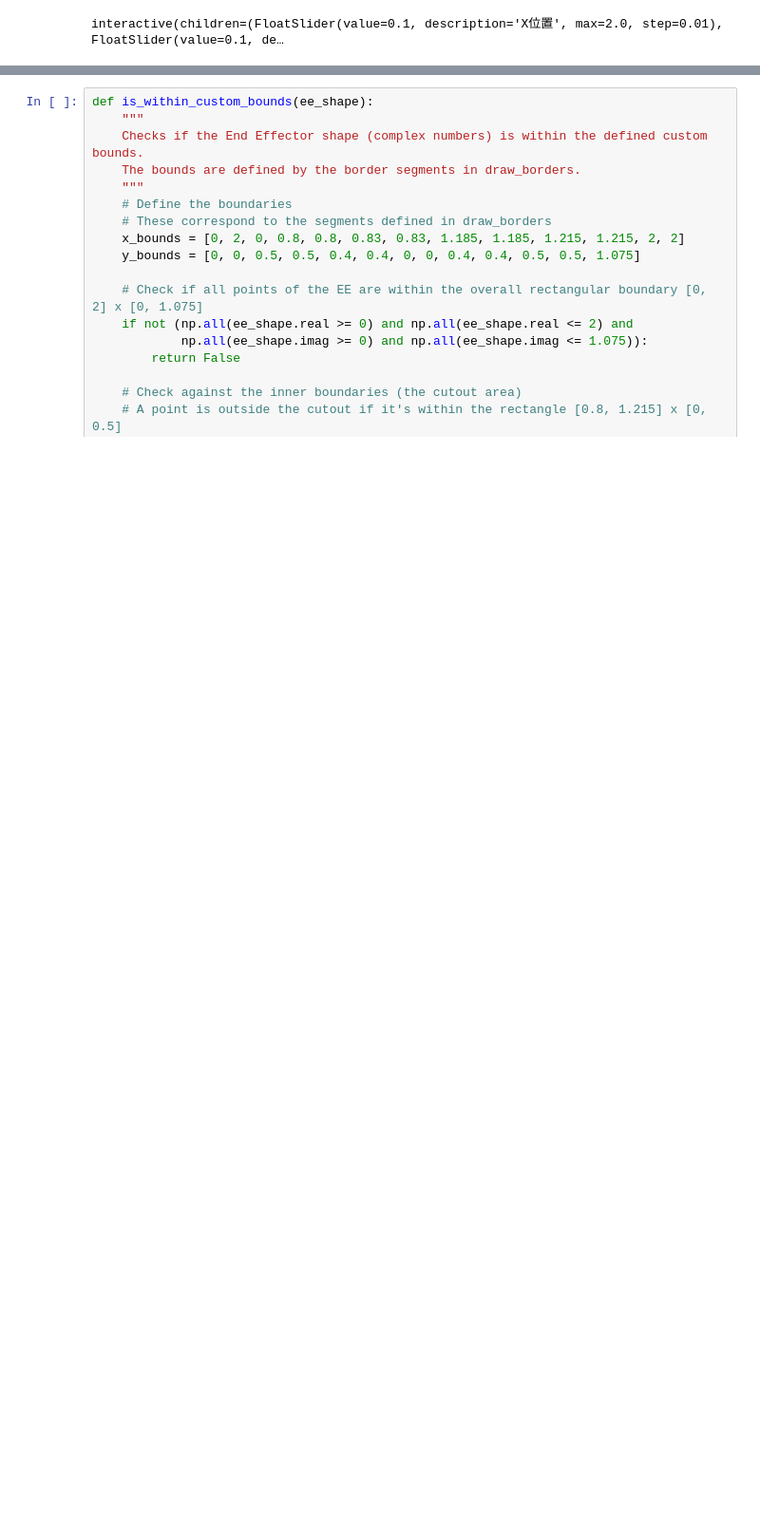
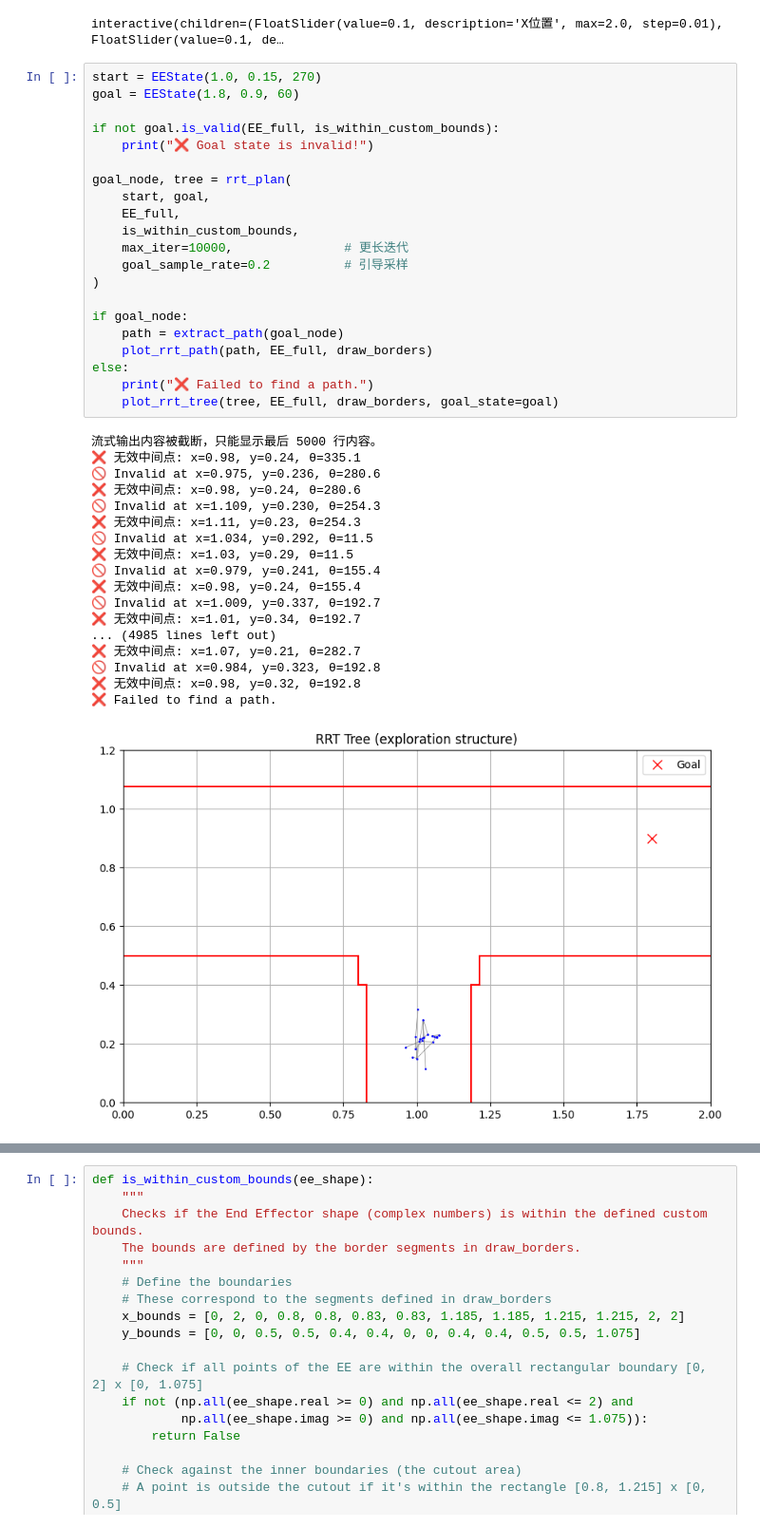
Before and after one commit to Wencheester/ee-tool, a Jupyter notebook: ee_controller.ipynb, the cells around one changed output, grey strips where cells are left out. Shown at 95% size. Saved outputs shown, nothing was run; the diff lists cells and outputs as text; blank space fills up the shorter version.

```diff
--- a/ee_controller.ipynb
+++ b/ee_controller.ipynb
@@ -69,6 +98,46 @@ interact(
 );
 # %% [output]
 interactive(children=(FloatSlider(value=0.1, description='X位置', max=2.0, step=0.01), FloatSlider(value=0.1, de…
+# %%
+start = EEState(1.0, 0.15, 270)
+goal = EEState(1.8, 0.9, 60)
+
+if not goal.is_valid(EE_full, is_within_custom_bounds):
+    print("❌ Goal state is invalid!")
+
+goal_node, tree = rrt_plan(
+    start, goal,
+    EE_full,
+    is_within_custom_bounds,
+    max_iter=10000,               # 更长迭代
+    goal_sample_rate=0.2          # 引导采样
+)
+
+if goal_node:
+    path = extract_path(goal_node)
+    plot_rrt_path(path, EE_full, draw_borders)
+else:
+    print("❌ Failed to find a path.")
+    plot_rrt_tree(tree, EE_full, draw_borders, goal_state=goal)
+# %% [output]
+流式输出内容被截断，只能显示最后 5000 行内容。
+❌ 无效中间点: x=0.98, y=0.24, θ=335.1
+🚫 Invalid at x=0.975, y=0.236, θ=280.6
+❌ 无效中间点: x=0.98, y=0.24, θ=280.6
+🚫 Invalid at x=1.109, y=0.230, θ=254.3
+❌ 无效中间点: x=1.11, y=0.23, θ=254.3
+🚫 Invalid at x=1.034, y=0.292, θ=11.5
+❌ 无效中间点: x=1.03, y=0.29, θ=11.5
+🚫 Invalid at x=0.979, y=0.241, θ=155.4
+❌ 无效中间点: x=0.98, y=0.24, θ=155.4
+🚫 Invalid at x=1.009, y=0.337, θ=192.7
+❌ 无效中间点: x=1.01, y=0.34, θ=192.7
+... (4985 lines left out)
+❌ 无效中间点: x=1.07, y=0.21, θ=282.7
+🚫 Invalid at x=0.984, y=0.323, θ=192.8
+❌ 无效中间点: x=0.98, y=0.32, θ=192.8
+❌ Failed to find a path.
+[figure, added]
 # %%
 import numpy as np
 
```
Also changed, not shown: parts of 10 cells of this notebook.
